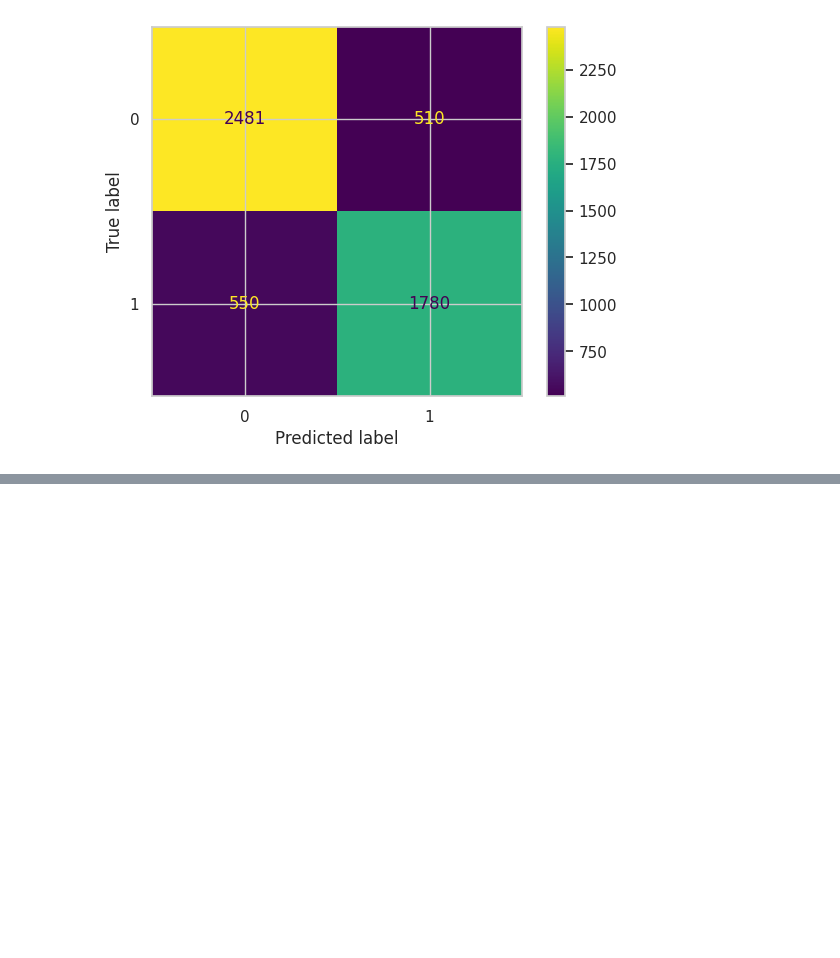
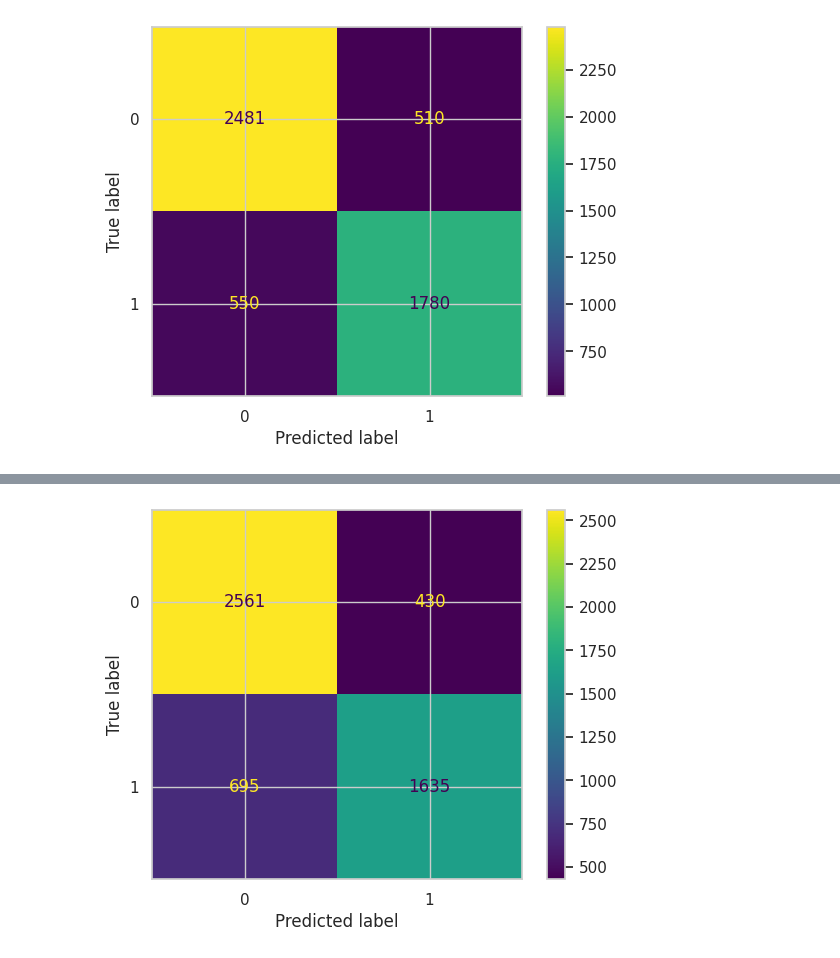
Before and after one commit to wilberquito/Sarcasm-Detector, a Jupyter notebook: detection.ipynb, the cells around one changed output, grey strips where cells are left out. Cells and saved outputs as stored; diff of their text form; code cells hidden in the pictures; blank space fills up the shorter version.

```diff
--- a/detection.ipynb
+++ b/detection.ipynb
@@ -510,0 +533,14 @@ plot_roc_curve(pipe, X_test, y_test)
+# %%
+from sklearn.svm import SVC
+
+pipe = Pipeline([
+    ('preprocessor', preprocessor),
+    ('model', SVC(C=20, kernel='linear', degree=3, gamma='auto'))
+])
+
+pipe.fit(X_train, y_train)
+predictions = pipe.predict(X_test)
+# %%
+plot_confusion_matrix(y_test, predictions, pipe.classes_)
+# %% [output]
+[figure, added]
```
Also changed, not shown: parts of 8 cells of this notebook.
